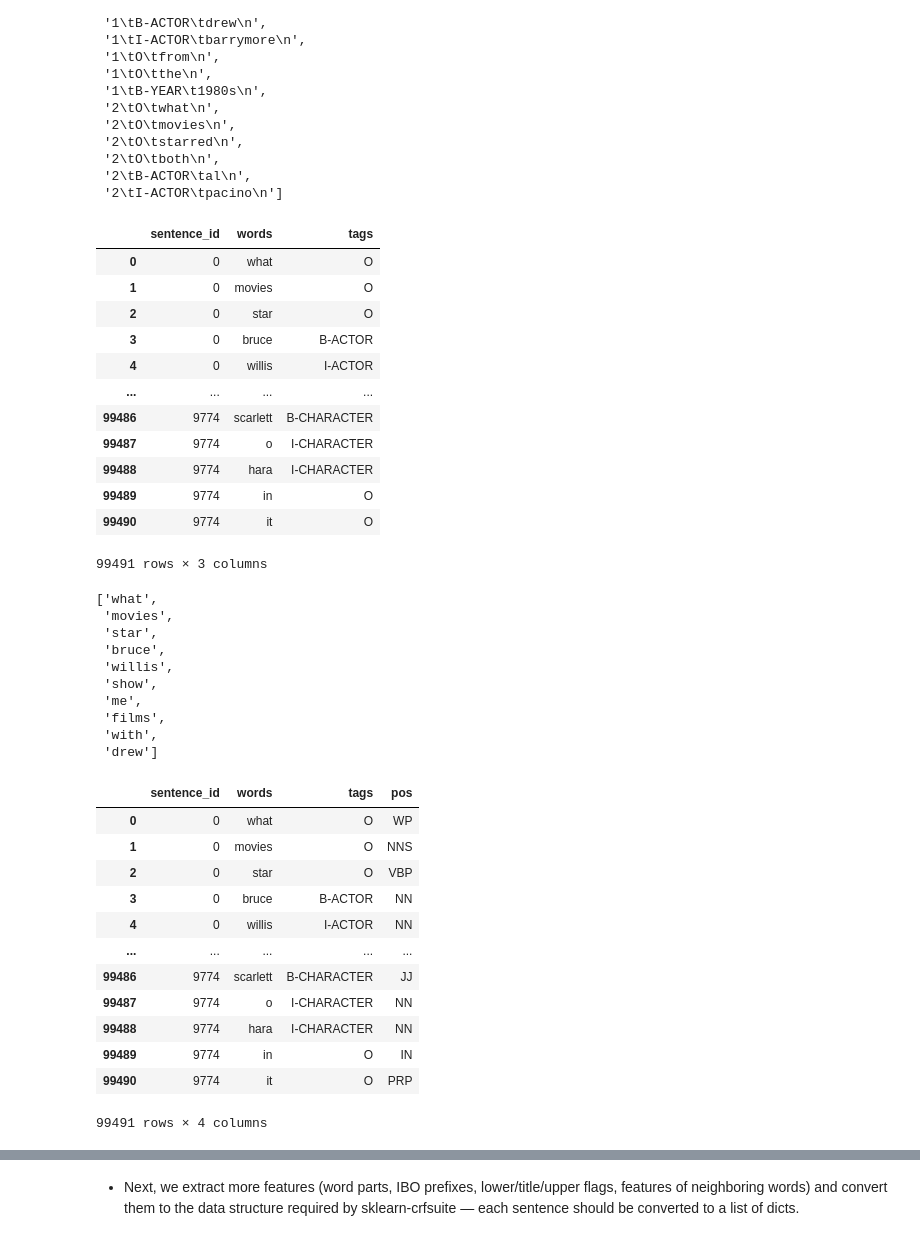
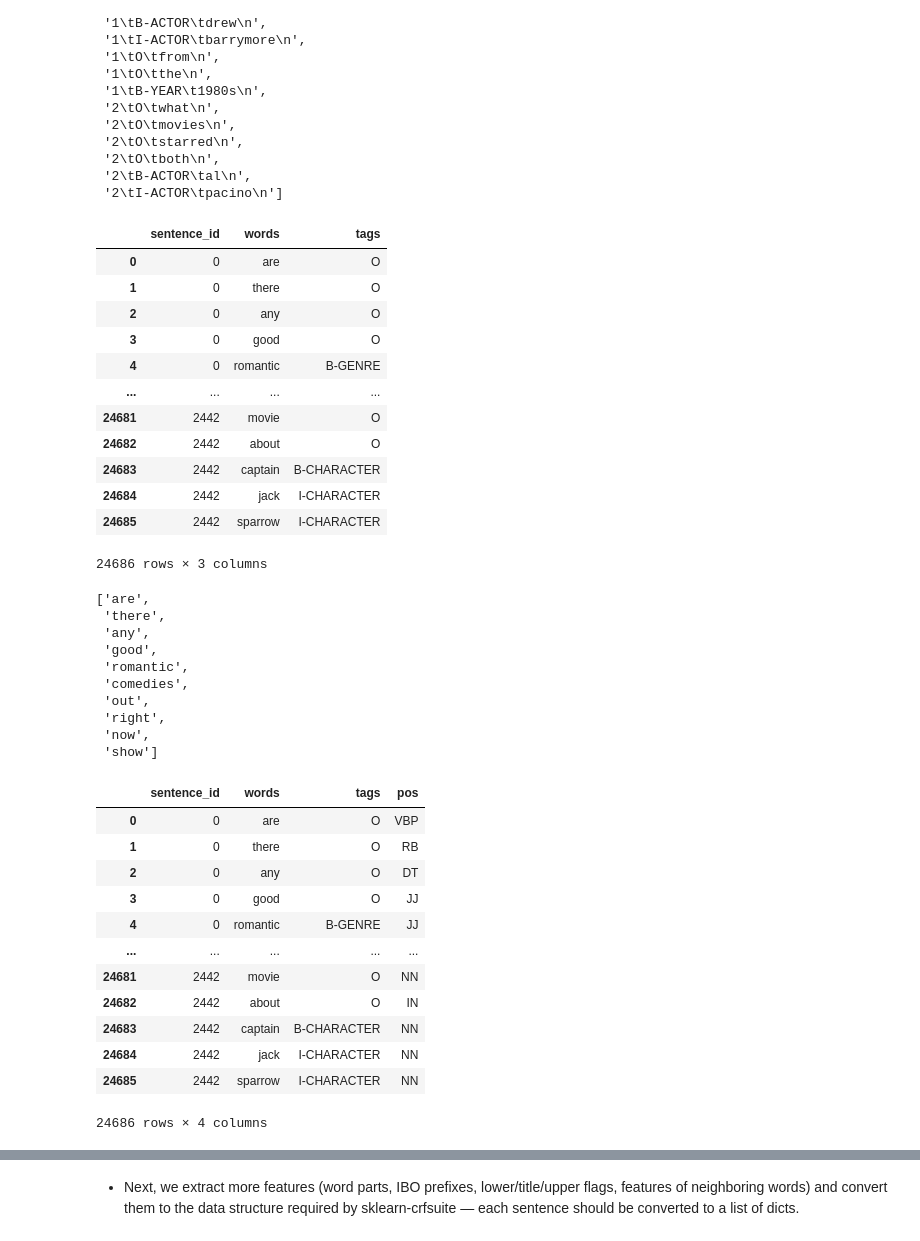
Before and after one commit to yileitu/Academic_Chatbot, a Jupyter notebook: Jupyter Notebooks/NER for Movie Corpus.ipynb, the cells around one changed output, grey strips where cells are left out. Cells and saved outputs as stored; diff of their text form; code cells hidden in the pictures.

```diff
--- a/Jupyter Notebooks/NER for Movie Corpus.ipynb
+++ b/Jupyter Notebooks/NER for Movie Corpus.ipynb
@@ -157,35 +161,35 @@ with open('MIT_corpus_train.csv', 'w') as MIT_corpus:
   MIT_corpus.writelines(df_list_new)
 # %%
-MIT_df = pd.read_csv('MIT_corpus_train.csv',sep='\t',names=['sentence_id','tags','words'])[['sentence_id','words','tags']]
+MIT_df = pd.read_csv('MIT_corpus_test.csv',sep='\t',names=['sentence_id','tags','words'])[['sentence_id','words','tags']]
 MIT_df
 # %% [output]
 |  | sentence_id | words | tags |
-| 0 | 0 | what | O |
-| 1 | 0 | movies | O |
-| 2 | 0 | star | O |
-| 3 | 0 | bruce | B-ACTOR |
-| 4 | 0 | willis | I-ACTOR |
+| 0 | 0 | are | O |
+| 1 | 0 | there | O |
+| 2 | 0 | any | O |
+| 3 | 0 | good | O |
+| 4 | 0 | romantic | B-GENRE |
 | ... | ... | ... | ... |
-| 99486 | 9774 | scarlett | B-CHARACTER |
-| 99487 | 9774 | o | I-CHARACTER |
-| 99488 | 9774 | hara | I-CHARACTER |
-| 99489 | 9774 | in | O |
-| 99490 | 9774 | it | O |
+| 24681 | 2442 | movie | O |
+| 24682 | 2442 | about | O |
+| 24683 | 2442 | captain | B-CHARACTER |
+| 24684 | 2442 | jack | I-CHARACTER |
+| 24685 | 2442 | sparrow | I-CHARACTER |
-99491 rows × 3 columns
+24686 rows × 3 columns
 # %%
 words = MIT_df['words'].to_list()
 words[:10]
 # %% [output]
-['what',
- 'movies',
- 'star',
- 'bruce',
- 'willis',
- 'show',
- 'me',
- 'films',
- 'with',
- 'drew']
+['are',
+ 'there',
+ 'any',
+ 'good',
+ 'romantic',
+ 'comedies',
+ 'out',
+ 'right',
+ 'now',
+ 'show']
 # %%
 pos_tags = pos_tag(words)
 # %%
@@ -198,16 +202,16 @@ MIT_df['pos'] = tags
 MIT_df
 # %% [output]
 |  | sentence_id | words | tags | pos |
-| 0 | 0 | what | O | WP |
-| 1 | 0 | movies | O | NNS |
-| 2 | 0 | star | O | VBP |
-| 3 | 0 | bruce | B-ACTOR | NN |
-| 4 | 0 | willis | I-ACTOR | NN |
+| 0 | 0 | are | O | VBP |
+| 1 | 0 | there | O | RB |
+| 2 | 0 | any | O | DT |
+| 3 | 0 | good | O | JJ |
+| 4 | 0 | romantic | B-GENRE | JJ |
 | ... | ... | ... | ... | ... |
-| 99486 | 9774 | scarlett | B-CHARACTER | JJ |
-| 99487 | 9774 | o | I-CHARACTER | NN |
-| 99488 | 9774 | hara | I-CHARACTER | NN |
-| 99489 | 9774 | in | O | IN |
-| 99490 | 9774 | it | O | PRP |
+| 24681 | 2442 | movie | O | NN |
+| 24682 | 2442 | about | O | IN |
+| 24683 | 2442 | captain | B-CHARACTER | NN |
+| 24684 | 2442 | jack | I-CHARACTER | NN |
+| 24685 | 2442 | sparrow | I-CHARACTER | NN |
-99491 rows × 4 columns
+24686 rows × 4 columns
 # %%
```
Also changed, not shown: parts of 47 cells of this notebook, 8 other files.
